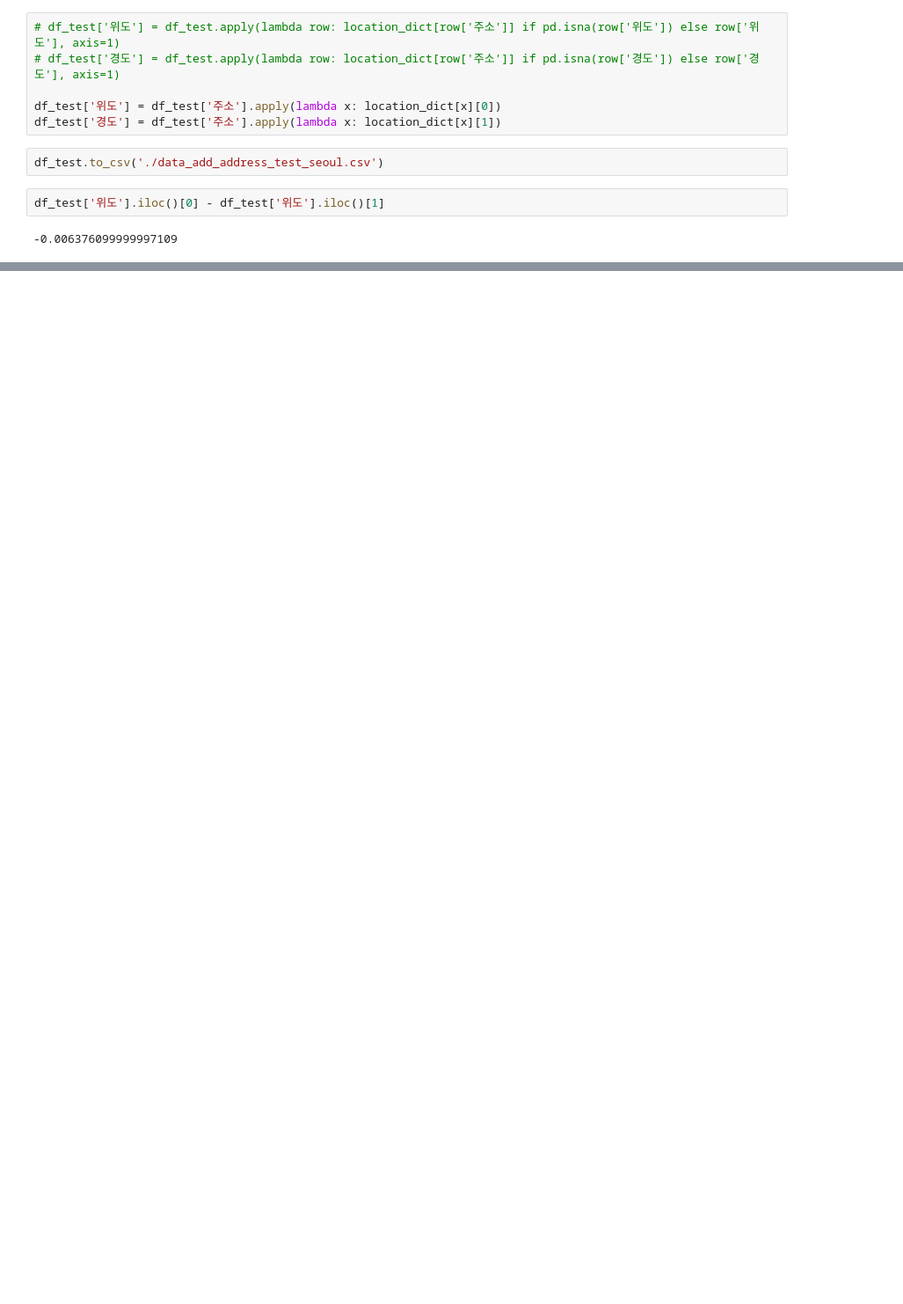
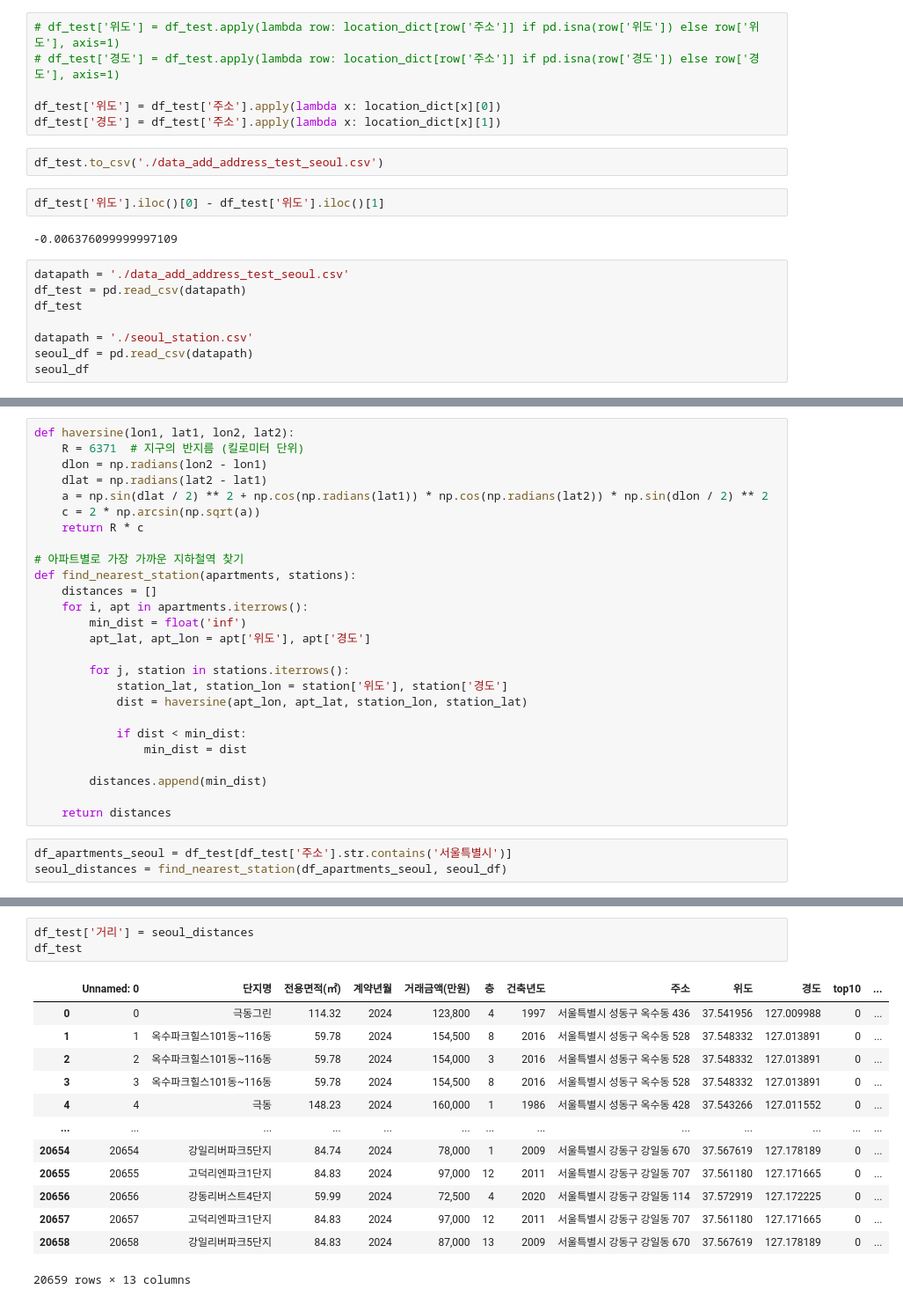
Before and after one commit to timothy2077/ChocoElf_SangWoon, a Jupyter notebook: AIFFEL_quest/seoul_2024_apart.ipynb, the cells around one changed output, grey strips where cells are left out. Shown at 88% size. Cells and saved outputs as stored; diff of their text form; blank space fills up the shorter version.

```diff
--- a/AIFFEL_quest/seoul_2024_apart.ipynb
+++ b/AIFFEL_quest/seoul_2024_apart.ipynb
@@ -221,3 +221,11 @@ df_test.to_csv('./data_add_address_test_seoul.csv')
 df_test['위도'].iloc()[0] - df_test['위도'].iloc()[1]
 # %% [output]
 -0.006376099999997109
+# %%
+datapath = './data_add_address_test_seoul.csv'
+df_test = pd.read_csv(datapath)
+df_test
+
+datapath = './seoul_station.csv'
+seoul_df = pd.read_csv(datapath)
+seoul_df
@@ -223,0 +246,29 @@ df_test['위도'].iloc()[0] - df_test['위도'].iloc()[1]
+# %%
+def haversine(lon1, lat1, lon2, lat2):
+    R = 6371  # 지구의 반지름 (킬로미터 단위)
+    dlon = np.radians(lon2 - lon1)
+    dlat = np.radians(lat2 - lat1)
+    a = np.sin(dlat / 2) ** 2 + np.cos(np.radians(lat1)) * np.cos(np.radians(lat2)) * np.sin(dlon / 2) ** 2
+    c = 2 * np.arcsin(np.sqrt(a))
+    return R * c
+
+# 아파트별로 가장 가까운 지하철역 찾기
+def find_nearest_station(apartments, stations):
+    distances = []
+    for i, apt in apartments.iterrows():
+        min_dist = float('inf')
+        apt_lat, apt_lon = apt['위도'], apt['경도']
+
+        for j, station in stations.iterrows():
+            station_lat, station_lon = station['위도'], station['경도']
+            dist = haversine(apt_lon, apt_lat, station_lon, station_lat)
+
+            if dist < min_dist:
+                min_dist = dist
+
+        distances.append(min_dist)
+
+    return distances
+# %%
+df_apartments_seoul = df_test[df_test['주소'].str.contains('서울특별시')]
+seoul_distances = find_nearest_station(df_apartments_seoul, seoul_df)
@@ -223,0 +295,17 @@ df_test['위도'].iloc()[0] - df_test['위도'].iloc()[1]
+# %%
+df_test['거리'] = seoul_distances
+df_test
+# %% [output]
+|  | Unnamed: 0 | 단지명 | 전용면적(㎡) | 계약년월 | 거래금액(만원) | 층 | 건축년도 | 주소 | 위도 | 경도 | top10 | ... |
+| 0 | 0 | 극동그린 | 114.32 | 2024 | 123,800 | 4 | 1997 | 서울특별시 성동구 옥수동 436 | 37.541956 | 127.009988 | 0 | ... |
+| 1 | 1 | 옥수파크힐스101동~116동 | 59.78 | 2024 | 154,500 | 8 | 2016 | 서울특별시 성동구 옥수동 528 | 37.548332 | 127.013891 | 0 | ... |
+| 2 | 2 | 옥수파크힐스101동~116동 | 59.78 | 2024 | 154,000 | 3 | 2016 | 서울특별시 성동구 옥수동 528 | 37.548332 | 127.013891 | 0 | ... |
+| 3 | 3 | 옥수파크힐스101동~116동 | 59.78 | 2024 | 154,500 | 8 | 2016 | 서울특별시 성동구 옥수동 528 | 37.548332 | 127.013891 | 0 | ... |
+| 4 | 4 | 극동 | 148.23 | 2024 | 160,000 | 1 | 1986 | 서울특별시 성동구 옥수동 428 | 37.543266 | 127.011552 | 0 | ... |
+| ... | ... | ... | ... | ... | ... | ... | ... | ... | ... | ... | ... | ... |
+| 20654 | 20654 | 강일리버파크5단지 | 84.74 | 2024 | 78,000 | 1 | 2009 | 서울특별시 강동구 강일동 670 | 37.567619 | 127.178189 | 0 | ... |
+| 20655 | 20655 | 고덕리엔파크1단지 | 84.83 | 2024 | 97,000 | 12 | 2011 | 서울특별시 강동구 강일동 707 | 37.561180 | 127.171665 | 0 | ... |
+| 20656 | 20656 | 강동리버스트4단지 | 59.99 | 2024 | 72,500 | 4 | 2020 | 서울특별시 강동구 강일동 114 | 37.572919 | 127.172225 | 0 | ... |
+| 20657 | 20657 | 고덕리엔파크1단지 | 84.83 | 2024 | 97,000 | 12 | 2011 | 서울특별시 강동구 강일동 707 | 37.561180 | 127.171665 | 0 | ... |
+| 20658 | 20658 | 강일리버파크5단지 | 84.83 | 2024 | 87,000 | 13 | 2009 | 서울특별시 강동구 강일동 670 | 37.567619 | 127.178189 | 0 | ... |
+20659 rows × 13 columns
```
Also changed, not shown: parts of 9 cells of this notebook, 3 other files.
